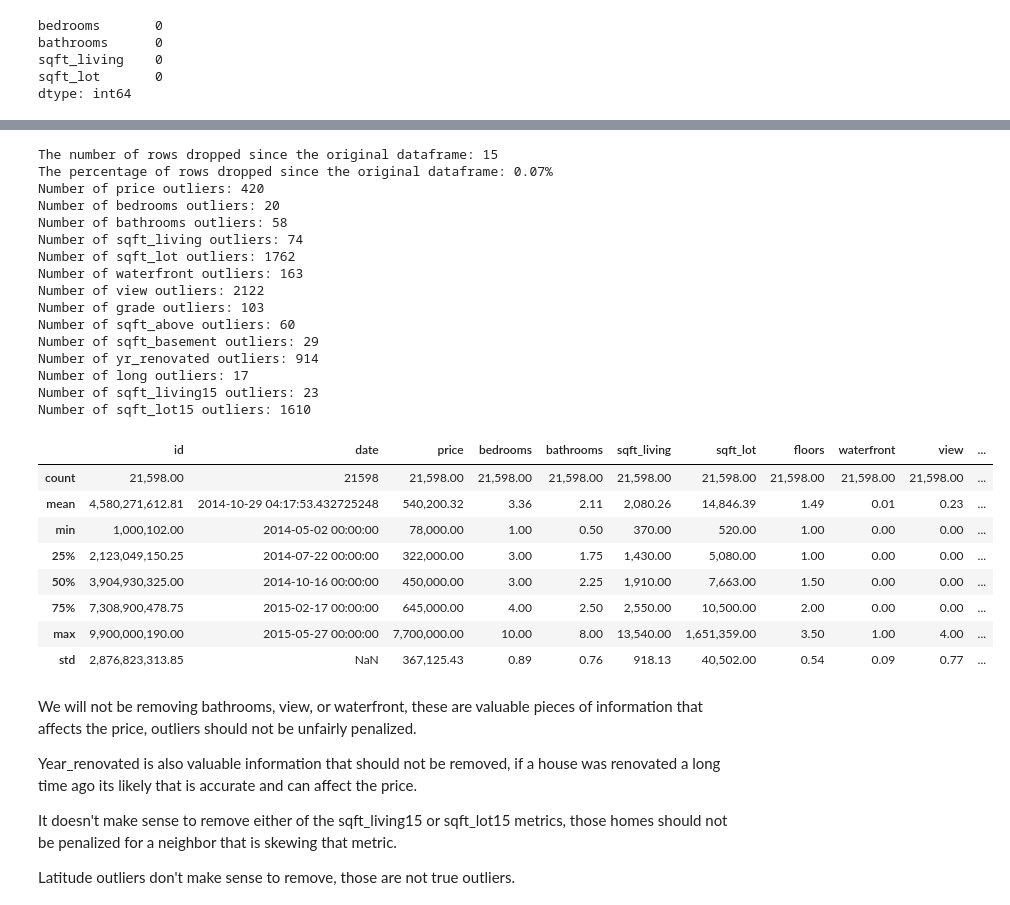
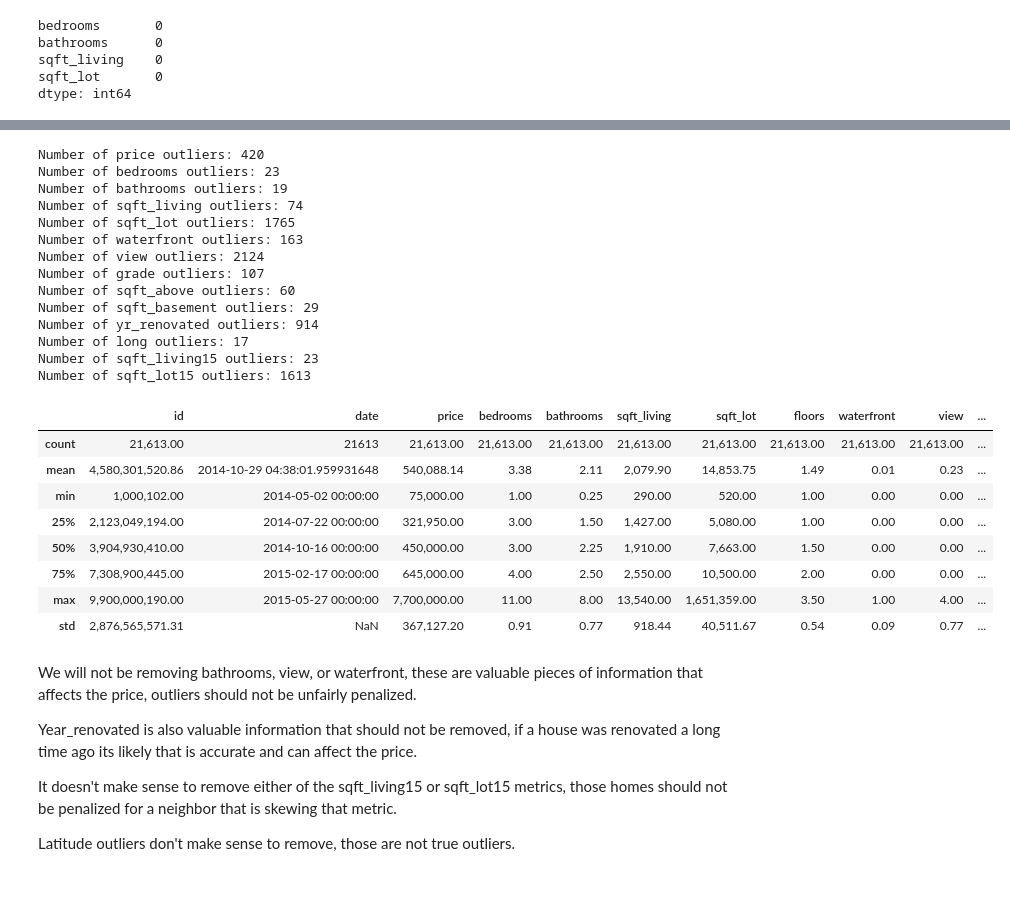
Before and after one commit to jblackman-bit/ads_500b_final_project, a Jupyter notebook: EDA/EDA.ipynb, the cells around one changed output, grey strips where cells are left out. Drawn from its saved outputs; the diff is of its cells as text; code cells hidden in the pictures.

```diff
--- a/EDA/EDA.ipynb
+++ b/EDA/EDA.ipynb
@@ -144,6 +148,16 @@ df.loc[df['bedrooms'] == 33, 'bedrooms'] = grade_median
 # %%
-# Impute missing bedroom values from median bedrooms and grade
-grade_bed_map = df.groupby('grade')['bedrooms'].transform('median')
-df['bedrooms'] = df['bedrooms'].fillna(grade_bed_map)
+# Impute missing bedroom values from median sqft_living per bedrooms and grade
+
+# Primary strategy - group by grade, median sqft_per_bed
+df['sqft_per_bed'] = df['sqft_living'] / df['bedrooms']
+grade_bed_median = df.groupby('grade')['sqft_per_bed'].transform('median')
+
+# Backup strategy - global bed median if primary does not work (One grade 1 example)
+global_bed_median = (df['sqft_living'] / df['bedrooms']).median()
+imputed_beds = df['sqft_living'] / grade_bed_median.fillna(global_bed_median)
+df['bedrooms'] = df['bedrooms'].fillna(imputed_beds).round().astype(int)
+
+df = df.drop('sqft_per_bed', axis=1)
+
 print(df[['bedrooms', 'bathrooms', 'sqft_living', 'sqft_lot']].isna().sum())
 # %% [output]
@@ -177,6 +168,0 @@ Name: grade, dtype: int64
-# %%
-# Fix the remaining single grade 1 NA with a global logic
-# Still using sqft_living and bedrooms, but without the grade groupby
-global_median_ratio = (df['sqft_living'] / df['bedrooms']).median()
-df['bedrooms'] = df['bedrooms'].fillna((df['sqft_living'] / global_median_ratio).round())
-print(df[['bedrooms', 'bathrooms', 'sqft_living', 'sqft_lot']].isna().sum())
@@ -204,7 +184,19 @@ plt.show()
 # %%
 # Calculate median bathrooms per bedroom count and map to missing values
-bed_bath_map = df.groupby('bedrooms')['bathrooms'].transform('median')
-df['bathrooms'] = df['bathrooms'].fillna(bed_bath_map)
+
+# Primary strategy - group by grade, median sqft_per_bath
+df['sqft_per_bath'] = df['sqft_living'] / df['bathrooms']
+grade_bath_median = df.groupby('grade')['sqft_per_bath'].transform('median')
+
+# Backup strategy - global bath median if primary does not work (One grade 1 example)
+global_bath_median = (df['sqft_living'] / df['bathrooms']).median()
+imputed_baths = df['sqft_living'] / grade_bath_median.fillna(global_bath_median)
+df['bathrooms'] = df['bathrooms'].fillna(imputed_baths)
+
+df = df.drop('sqft_per_bath', axis=1)
+
+# Round bathrooms to a quarter point to match all data
+df['bathrooms'] = (df['bathrooms'] * 4).round() / 4
 
 # Check NA values
 print(df[['bedrooms', 'bathrooms', 'sqft_living', 'sqft_lot']].isna().sum())
@@ -231,50 +230,42 @@ df.describe()
 # %%
-# Remove clear outliers with 0 bedrooms, no bathrooms
-df = df[(df['bedrooms'] != 0) & (df['bathrooms'] != 0)]
-print("The number of rows dropped since the original dataframe: " + str(original_shape[0] - df.shape[0]))
-percentage_dropped = round(((1 - (df.shape[0] / original_shape[0])) * 100), 2)
-print(f"The percentage of rows dropped since the original dataframe: {percentage_dropped}%")
-
 # Check for extreme outliers 3 times the IQR above or below the third or first quartiles.
 for col in df.columns:
     # Calculate the outliers
     q1 = df[col].quantile(0.25)
     q3 = df[col].quantile(0.75)
     iqr = q3 - q1
     lower_bound = q1 - 3.0 * iqr
     upper_bound = q3 + 3.0 * iqr
     # Count the outliers by column
     extreme_outliers = df[(df[col] < lower_bound) | (df[col] > upper_bound)]
     if len(extreme_outliers) > 0:
         print(f"Number of {col} outliers: {len(extreme_outliers)}")
 
 df.describe()
 # %% [output]
-The number of rows dropped since the original dataframe: 15
-The percentage of rows dropped since the original dataframe: 0.07%
 Number of price outliers: 420
-Number of bedrooms outliers: 20
-Number of bathrooms outliers: 58
+Number of bedrooms outliers: 23
+Number of bathrooms outliers: 19
 Number of sqft_living outliers: 74
-Number of sqft_lot outliers: 1762
+Number of sqft_lot outliers: 1765
 Number of waterfront outliers: 163
-Number of view outliers: 2122
-Number of grade outliers: 103
+Number of view outliers: 2124
+Number of grade outliers: 107
 Number of sqft_above outliers: 60
 Number of sqft_basement outliers: 29
 Number of yr_renovated outliers: 914
 Number of long outliers: 17
 Number of sqft_living15 outliers: 23
-Number of sqft_lot15 outliers: 1610
+Number of sqft_lot15 outliers: 1613
 |  | id | date | price | bedrooms | bathrooms | sqft_living | sqft_lot | floors | waterfront | view | ... |
-| count | 21,598.00 | 21598 | 21,598.00 | 21,598.00 | 21,598.00 | 21,598.00 | 21,598.00 | 21,598.00 | 21,598.00 | 21,598.00 | ... |
-| mean | 4,580,271,612.81 | 2014-10-29 04:17:53.432725248 | 540,200.32 | 3.36 | 2.11 | 2,080.26 | 14,846.39 | 1.49 | 0.01 | 0.23 | ... |
-| min | 1,000,102.00 | 2014-05-02 00:00:00 | 78,000.00 | 1.00 | 0.50 | 370.00 | 520.00 | 1.00 | 0.00 | 0.00 | ... |
-| 25% | 2,123,049,150.25 | 2014-07-22 00:00:00 | 322,000.00 | 3.00 | 1.75 | 1,430.00 | 5,080.00 | 1.00 | 0.00 | 0.00 | ... |
-| 50% | 3,904,930,325.00 | 2014-10-16 00:00:00 | 450,000.00 | 3.00 | 2.25 | 1,910.00 | 7,663.00 | 1.50 | 0.00 | 0.00 | ... |
-| 75% | 7,308,900,478.75 | 2015-02-17 00:00:00 | 645,000.00 | 4.00 | 2.50 | 2,550.00 | 10,500.00 | 2.00 | 0.00 | 0.00 | ... |
-| max | 9,900,000,190.00 | 2015-05-27 00:00:00 | 7,700,000.00 | 10.00 | 8.00 | 13,540.00 | 1,651,359.00 | 3.50 | 1.00 | 4.00 | ... |
-| std | 2,876,823,313.85 | NaN | 367,125.43 | 0.89 | 0.76 | 918.13 | 40,502.00 | 0.54 | 0.09 | 0.77 | ... |
+| count | 21,613.00 | 21613 | 21,613.00 | 21,613.00 | 21,613.00 | 21,613.00 | 21,613.00 | 21,613.00 | 21,613.00 | 21,613.00 | ... |
+| mean | 4,580,301,520.86 | 2014-10-29 04:38:01.959931648 | 540,088.14 | 3.38 | 2.11 | 2,079.90 | 14,853.75 | 1.49 | 0.01 | 0.23 | ... |
+| min | 1,000,102.00 | 2014-05-02 00:00:00 | 75,000.00 | 1.00 | 0.25 | 290.00 | 520.00 | 1.00 | 0.00 | 0.00 | ... |
+| 25% | 2,123,049,194.00 | 2014-07-22 00:00:00 | 321,950.00 | 3.00 | 1.50 | 1,427.00 | 5,080.00 | 1.00 | 0.00 | 0.00 | ... |
+| 50% | 3,904,930,410.00 | 2014-10-16 00:00:00 | 450,000.00 | 3.00 | 2.25 | 1,910.00 | 7,663.00 | 1.50 | 0.00 | 0.00 | ... |
+| 75% | 7,308,900,445.00 | 2015-02-17 00:00:00 | 645,000.00 | 4.00 | 2.50 | 2,550.00 | 10,500.00 | 2.00 | 0.00 | 0.00 | ... |
+| max | 9,900,000,190.00 | 2015-05-27 00:00:00 | 7,700,000.00 | 11.00 | 8.00 | 13,540.00 | 1,651,359.00 | 3.50 | 1.00 | 4.00 | ... |
+| std | 2,876,565,571.31 | NaN | 367,127.20 | 0.91 | 0.77 | 918.44 | 40,511.67 | 0.54 | 0.09 | 0.77 | ... |
 # %% [markdown]
 We will not be removing bathrooms, view, or waterfront, these are valuable pieces of information that affects the price, outliers should not be unfairly penalized.
 
```
Also changed, not shown: parts of 14 cells of this notebook, 2 other files.
